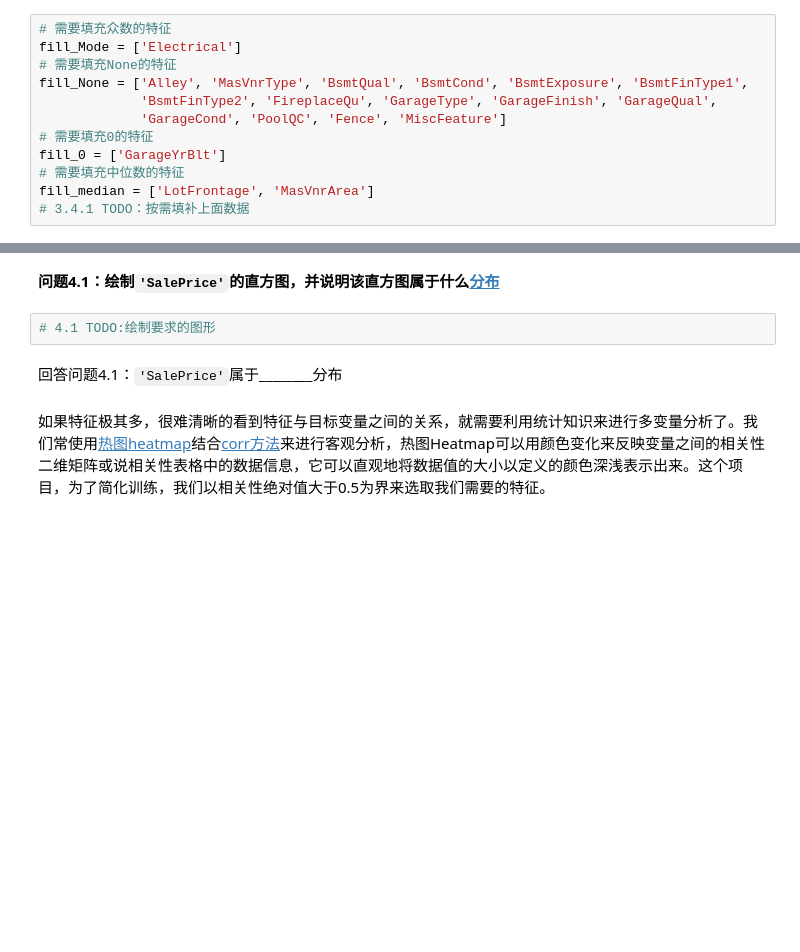
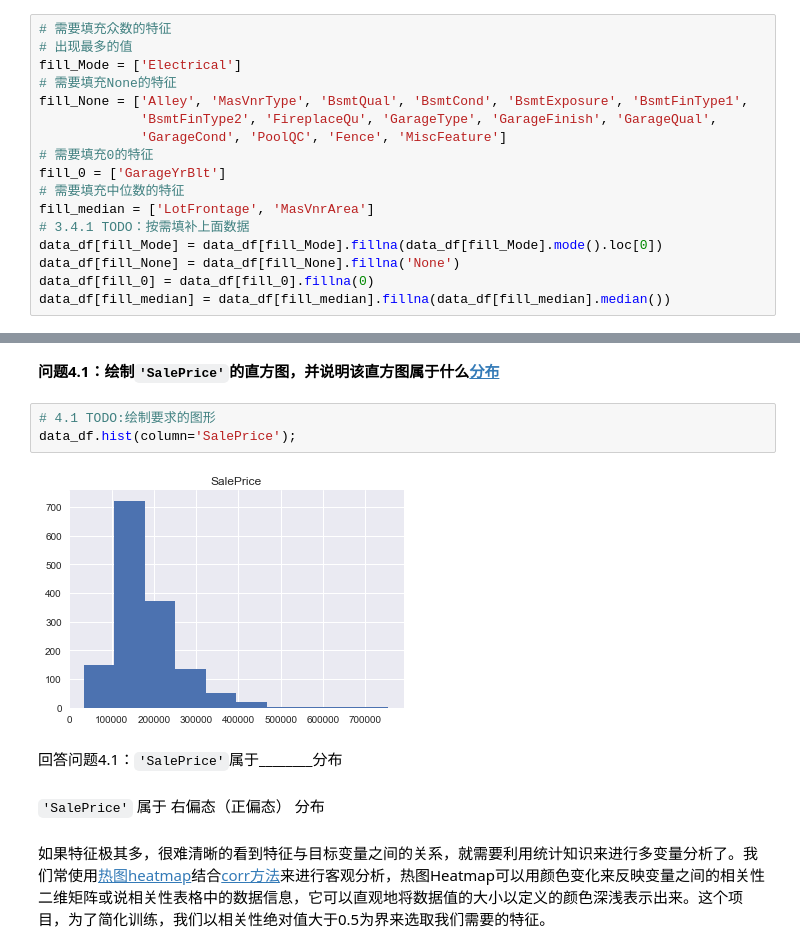
Before and after one commit to xcoder42/MLND_CN_P1_Predicting_Housing_Price, a Jupyter notebook: boston_housing.ipynb, the cells around one changed output, grey strips where cells are left out. Saved outputs shown, nothing was run; the diff lists cells and outputs as text; blank space fills up the shorter version.

```diff
--- a/boston_housing.ipynb
+++ b/boston_housing.ipynb
@@ -118,5 +165,6 @@ print("missing_category:",missing_category)
 # %%
 # 需要填充众数的特征
+# 出现最多的值
 fill_Mode = ['Electrical']
 # 需要填充None的特征
 fill_None = ['Alley', 'MasVnrType', 'BsmtQual', 'BsmtCond', 'BsmtExposure', 'BsmtFinType1',
@@ -127,3 +175,7 @@ fill_0 = ['GarageYrBlt']
 # 需要填充中位数的特征
 fill_median = ['LotFrontage', 'MasVnrArea']
 # 3.4.1 TODO：按需填补上面数据
+data_df[fill_Mode] = data_df[fill_Mode].fillna(data_df[fill_Mode].mode().loc[0])
+data_df[fill_None] = data_df[fill_None].fillna('None')
+data_df[fill_0] = data_df[fill_0].fillna(0)
+data_df[fill_median] = data_df[fill_median].fillna(data_df[fill_median].median())
@@ -134,8 +196,13 @@ fill_median = ['LotFrontage', 'MasVnrArea']
 **问题4.1：绘制`'SalePrice'`的直方图，并说明该直方图属于什么[分布](https://zh.wikipedia.org/wiki/%E5%81%8F%E5%BA%A6)**
 # %%
 # 4.1 TODO:绘制要求的图形
+data_df.hist(column='SalePrice');
+# %% [output]
+[figure, added]
 # %% [markdown]
 回答问题4.1：`'SalePrice'`属于________分布
+# %% [markdown]
+`'SalePrice'` 属于 右偏态（正偏态） 分布
 # %% [markdown]
 如果特征极其多，很难清晰的看到特征与目标变量之间的关系，就需要利用统计知识来进行多变量分析了。我们常使用[热图heatmap](https://seaborn.pydata.org/generated/seaborn.heatmap.html)结合[corr方法](https://pandas.pydata.org/pandas-docs/stable/generated/pandas.DataFrame.corr.html)来进行客观分析，热图Heatmap可以用颜色变化来反映变量之间的相关性二维矩阵或说相关性表格中的数据信息，它可以直观地将数据值的大小以定义的颜色深浅表示出来。这个项目，为了简化训练，我们以相关性绝对值大于0.5为界来选取我们需要的特征。
 # %%
```
Also changed, not shown: parts of 38 cells of this notebook.
